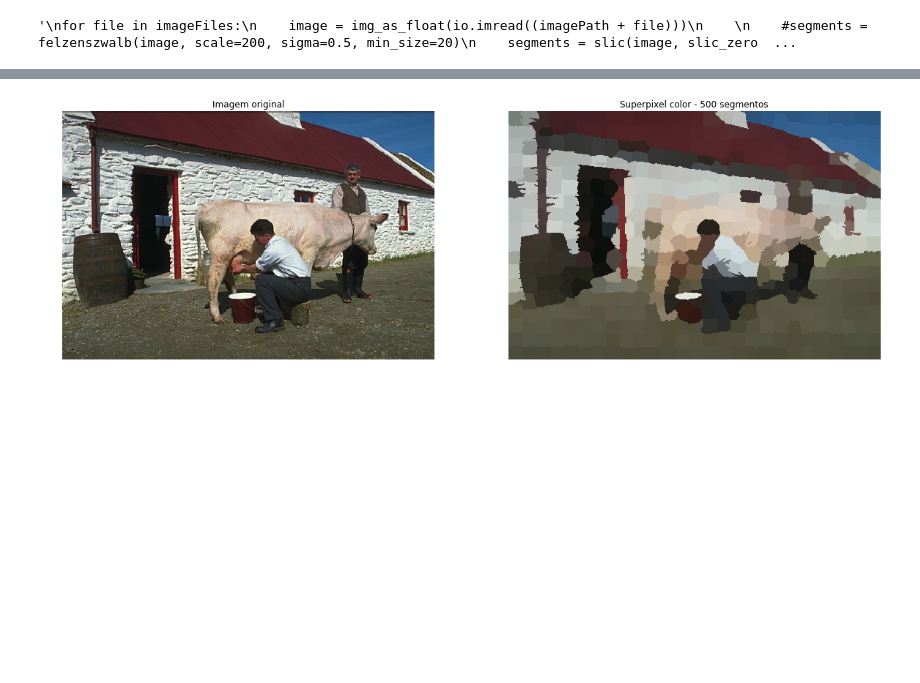
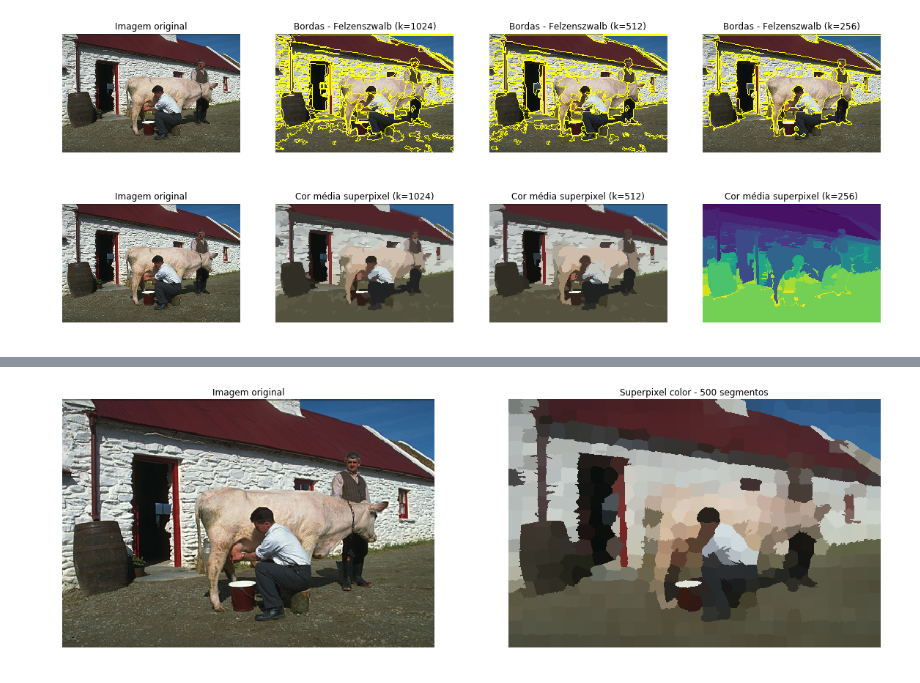
Before and after one commit to falreis/image-segm, a Jupyter notebook: code/segmentation.ipynb, the cells around one changed output, grey strips where cells are left out. Saved outputs shown, nothing was run; the diff lists cells and outputs as text; code cells hidden in the pictures; blank space fills up the shorter version.

```diff
--- a/code/segmentation.ipynb
+++ b/code/segmentation.ipynb
@@ -18,21 +18,39 @@ numSegments = 500  # How many superpixels to start with - input for SLIC functio
 #SPHC Parameters:
 segmentsToMerge =[400, 500]#  [70, 80, 90] #[100, 200, 300, 400, 480] #3 # How many superpixels to merge based on color similarity
 distance_limit = 0.3 # Limits which segments get merged based on their difference in average color
-# %%
-'''
-for file in imageFiles:
-    image = img_as_float(io.imread((imagePath + file)))
-
-    #segments = felzenszwalb(image, scale=200, sigma=0.5, min_size=20)
-    segments = slic(image, slic_zero = True)
-
-    fig, ax = plt.subplots(1,1, figsize=(10, 10))
-    ax.imshow(mark_boundaries(image, segments))
-    ax.set_title("SLIC's method")
-    plt.show()
-'''
-# %% [output]
-'\nfor file in imageFiles:\n    image = img_as_float(io.imread((imagePath + file)))\n    \n    #segments = felzenszwalb(image, scale=200, sigma=0.5, min_size=20)\n    segments = slic(image, slic_zero  ...
+# %%
+for file in imageFiles[0:1]:
+    image = img_as_float(io.imread((imagePath + file)))
+
+    #felz 500 segments
+    seg_felz500 = felzenszwalb(image, scale = 128, min_size = 50)
+    bound_felz500 = mark_boundaries(image, seg_felz500)
+    felz500 = ut.merge_superpixels_colors(image, seg_felz500)
+
+    #felz 250 segments
+    seg_felz250 = felzenszwalb(image, scale = 256, min_size = 50)
+    bound_felz250 = mark_boundaries(image, seg_felz250)
+    felz250 = ut.merge_superpixels_colors(image, seg_felz250)
+
+    #felz 50 segments
+    seg_felz50 = felzenszwalb(image, scale = 512, min_size = 50)
+    bound_felz50 = mark_boundaries(image, seg_felz50)
+    felz50 = ut.merge_superpixels_colors(image, seg_felz250)
+
+    #plot boundaries
+    images = [image, bound_felz500, bound_felz250, bound_felz50]
+    labels = ["Imagem original", "Bordas - Felzenszwalb (k=1024)",
+              "Bordas - Felzenszwalb (k=512)", "Bordas - Felzenszwalb (k=256)"]
+    ut.plot_compare_4(images, labels, True)
+
+    #plot images
+    images = [image, felz500, felz250, seg_felz50]
+    labels = ["Imagem original", "Cor média superpixel (k=1024)",
+              "Cor média superpixel (k=512)", "Cor média superpixel (k=256)"]
+    ut.plot_compare_4(images, labels, True)
+# %% [output]
+[figure, added]
+[figure, added]
 # %%
 for file in imageFiles[0:1]:
     image = img_as_float(io.imread((imagePath + file)))
```
Also changed, not shown: parts of 1 cell of this notebook, 4 other files.
